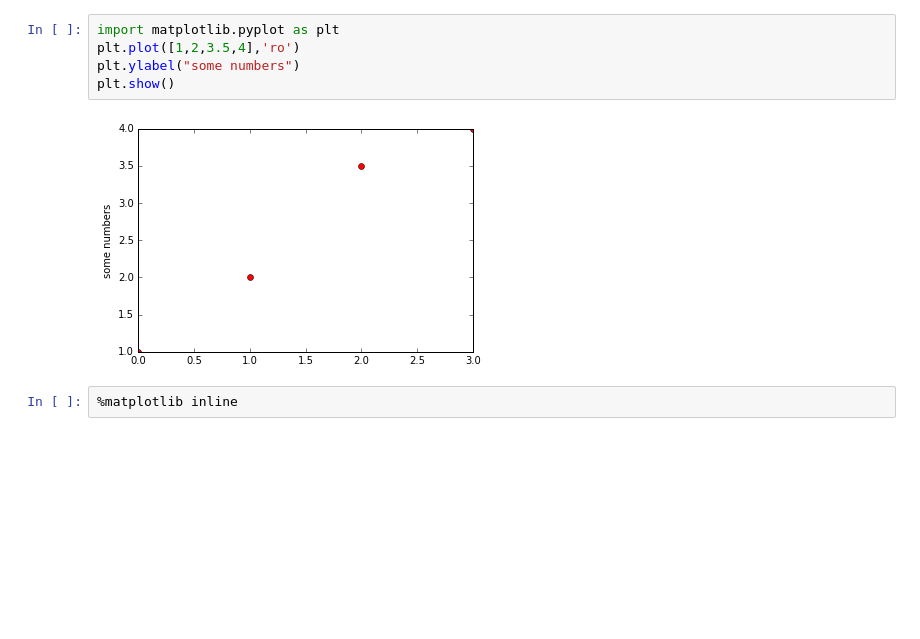
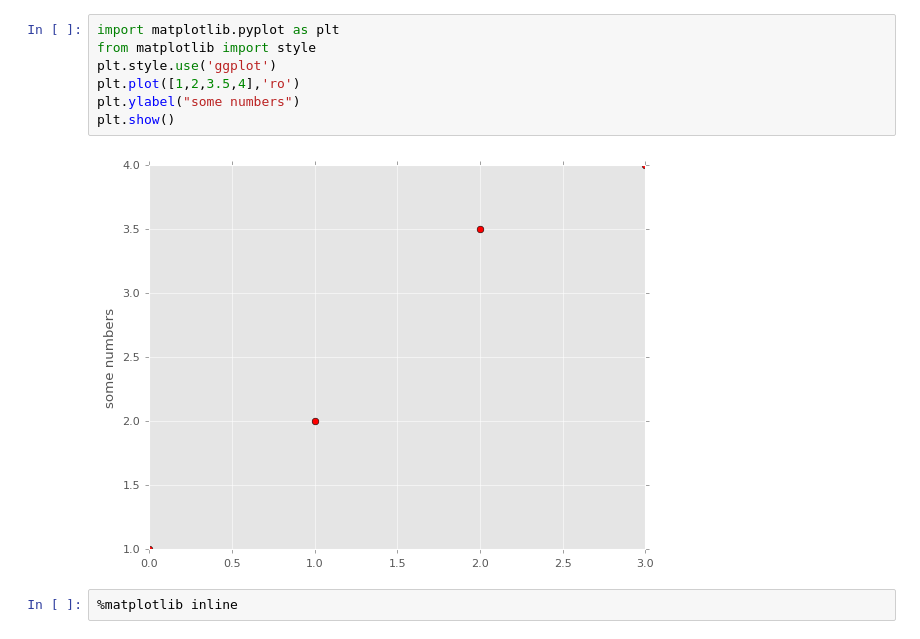
Before and after one commit to amitkvikram/python, a Jupyter notebook: matplotlib.ipynb, the cells around one changed output. Cells and saved outputs as stored; diff of their text form; blank space fills up the shorter version.

```diff
--- a/matplotlib.ipynb
+++ b/matplotlib.ipynb
@@ -27,10 +28,12 @@ Note: *Throughout your code u can write matplotlib.pyplot as plt*
 # %%
 import matplotlib.pyplot as plt
+from matplotlib import style
+plt.style.use('ggplot')
 plt.plot([1,2,3.5,4],'ro')
 plt.ylabel("some numbers")
 plt.show()
 # %% [output]
-[figure, old version]
+[figure, new version]
 # %%
 %matplotlib inline
 # %% [markdown]
```
Also changed, not shown: parts of 13 cells of this notebook, 3 other files.
